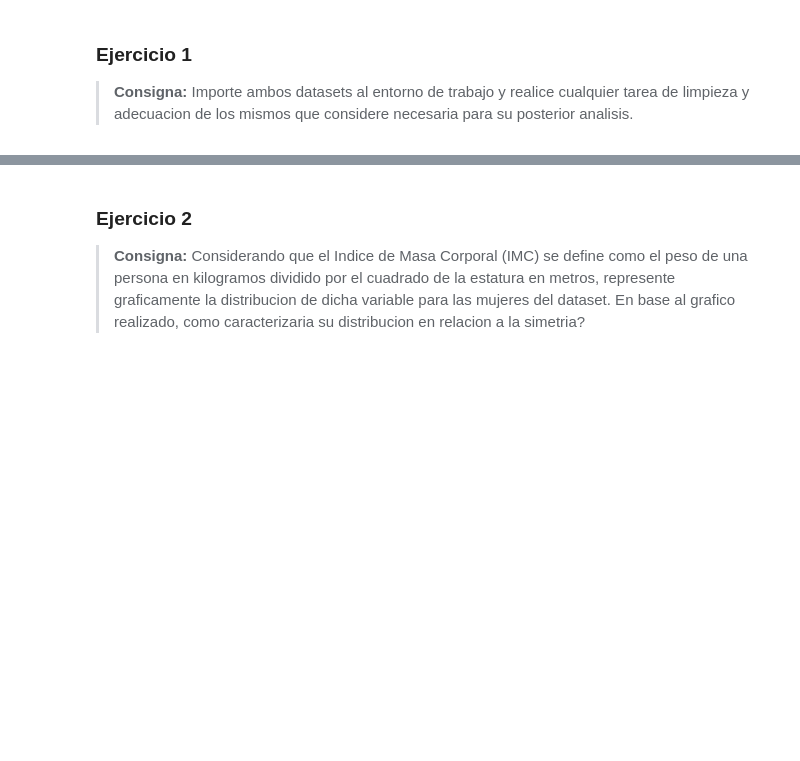
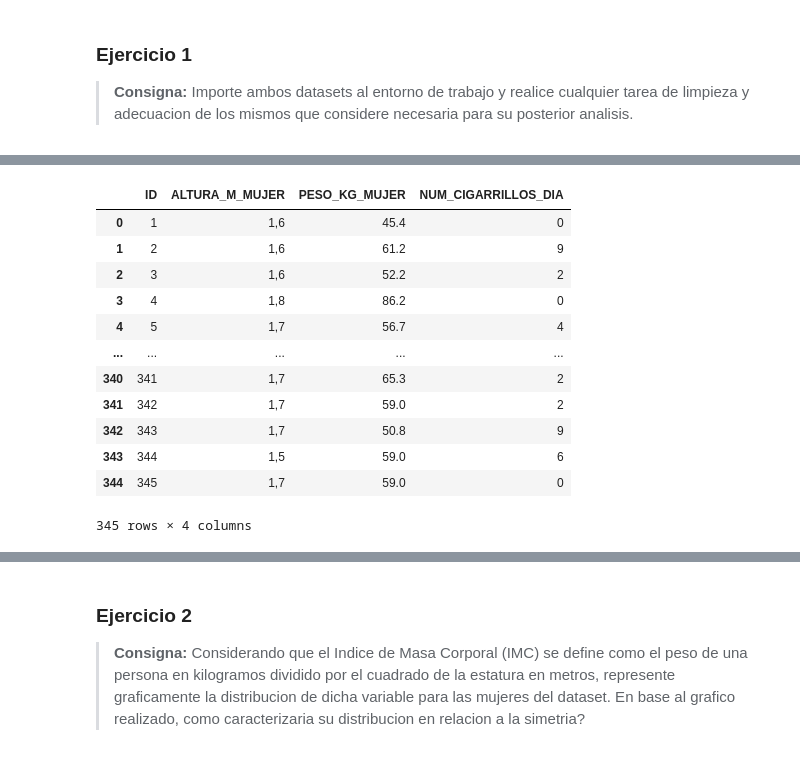
Before and after one commit to josiascs7/Fundamentos-de-Ciencia-de-Datos, a Jupyter notebook: Parciales/Modelo de Examen 2/examen_2_nacimientos.ipynb, the cells around one changed output, grey strips where cells are left out. Saved outputs shown, nothing was run; the diff lists cells and outputs as text; code cells hidden in the pictures; blank space fills up the shorter version.

```diff
--- a/Parciales/Modelo de Examen 2/examen_2_nacimientos.ipynb
+++ b/Parciales/Modelo de Examen 2/examen_2_nacimientos.ipynb
@@ -122,0 +63,18 @@ dtype: int64
+# %%
+# datos_madres.xlsx: ALTURA_M_MUJER usa coma como separador decimal
+madres = pd.read_excel('datos_madres.xlsx')
+display(madres)
+# %% [output]
+|  | ID | ALTURA_M_MUJER | PESO_KG_MUJER | NUM_CIGARRILLOS_DIA |
+| 0 | 1 | 1,6 | 45.4 | 0 |
+| 1 | 2 | 1,6 | 61.2 | 9 |
+| 2 | 3 | 1,6 | 52.2 | 2 |
+| 3 | 4 | 1,8 | 86.2 | 0 |
+| 4 | 5 | 1,7 | 56.7 | 4 |
+| ... | ... | ... | ... | ... |
+| 340 | 341 | 1,7 | 65.3 | 2 |
+| 341 | 342 | 1,7 | 59.0 | 2 |
+| 342 | 343 | 1,7 | 50.8 | 9 |
+| 343 | 344 | 1,5 | 59.0 | 6 |
+| 344 | 345 | 1,7 | 59.0 | 0 |
+345 rows × 4 columns
```
Also changed, not shown: parts of 18 cells of this notebook, 1 other file.
